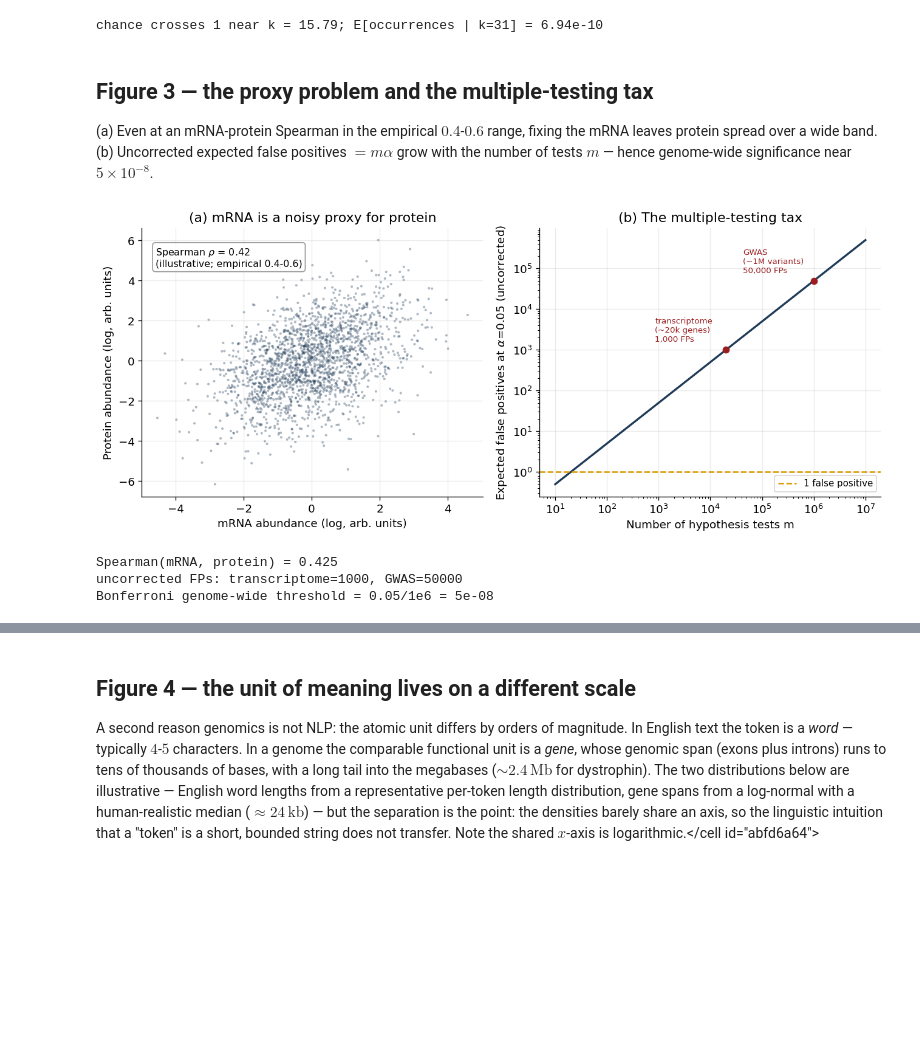
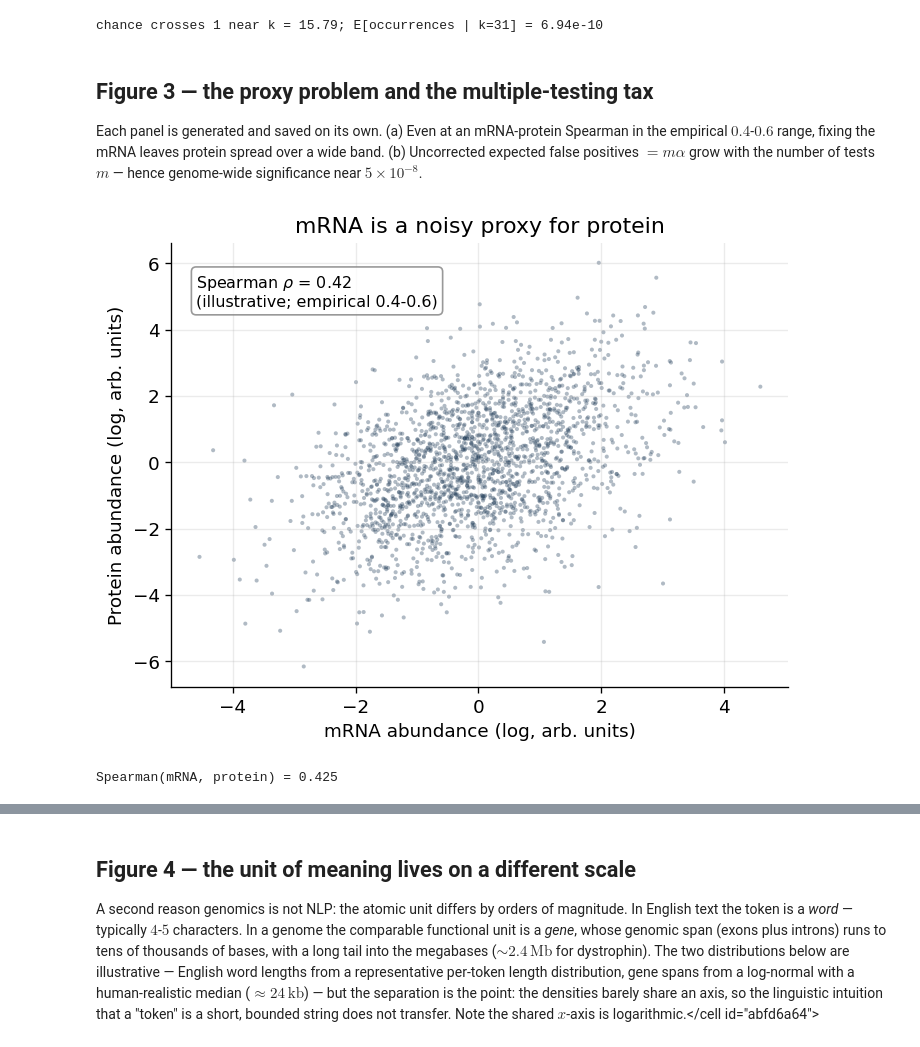
Before and after one commit to josephrich98/joseph_rich_blog, a Jupyter notebook: posts/genomics-vs-nlp/notebook.ipynb, the cells around one changed output, grey strips where cells are left out. Cells and saved outputs as stored; diff of their text form; code cells hidden in the pictures; blank space fills up the shorter version.

```diff
--- a/posts/genomics-vs-nlp/notebook.ipynb
+++ b/posts/genomics-vs-nlp/notebook.ipynb
@@ -96,45 +110,29 @@ chance crosses 1 near k = 15.79; E[occurrences | k=31] = 6.94e-10
 # %% [markdown]
 ## Figure 3 — the proxy problem and the multiple-testing tax
 
-(a) Even at an mRNA-protein Spearman in the empirical $0.4$-$0.6$ range, fixing the
-mRNA leaves protein spread over a wide band. (b) Uncorrected expected false
-positives $= m\alpha$ grow with the number of tests $m$ — hence genome-wide
-significance near $5\times 10^{-8}$.
+Each panel is generated and saved on its own. (a) Even at an mRNA-protein Spearman
+in the empirical $0.4$-$0.6$ range, fixing the mRNA leaves protein spread over a
+wide band. (b) Uncorrected expected false positives $= m\alpha$ grow with the
+number of tests $m$ — hence genome-wide significance near $5\times 10^{-8}$.
 # %%
-fig, axes = plt.subplots(1, 2, figsize=(11, 4.7))
-
+# Figure 3a — mRNA is a noisy proxy for protein
 rng = np.random.default_rng(7)
 n = 2000
 z = rng.standard_normal(n)
 log_mrna = z + 0.9 * rng.standard_normal(n)
 log_prot = z + 1.4 * rng.standard_normal(n)
 rho, _ = spearmanr(log_mrna, log_prot)
-axes[0].scatter(log_mrna, log_prot, s=6, color=NAVY, alpha=0.35, edgecolors="none")
-axes[0].set_xlabel("mRNA abundance (log, arb. units)")
-axes[0].set_ylabel("Protein abundance (log, arb. units)")
-axes[0].set_title("(a) mRNA is a noisy proxy for protein")
-axes[0].text(0.04, 0.93, f"Spearman $\\rho$ = {rho:.2f}\n(illustrative; empirical 0.4-0.6)",
-             transform=axes[0].transAxes, va="top", fontsize=9.5,
-             bbox=dict(boxstyle="round", fc="white", ec="grey", alpha=0.8))
 
-m = np.logspace(1, 7, 300); alpha = 0.05
-axes[1].plot(m, m * alpha, color=NAVY, lw=2)
-axes[1].axhline(1.0, color=AMBER, ls="--", lw=1.5, label="1 false positive")
-axes[1].set_xscale("log"); axes[1].set_yscale("log")
-axes[1].set_xlabel("Number of hypothesis tests m")
-axes[1].set_ylabel(r"Expected false positives at $\alpha$=0.05 (uncorrected)")
-axes[1].set_title("(b) The multiple-testing tax")
-for mv, name in [(2e4, "transcriptome\n(~20k genes)"), (1e6, "GWAS\n(~1M variants)")]:
-    axes[1].plot([mv], [mv * alpha], "o", color=CRIMSON)
-    axes[1].annotate(f"{name}\n{mv*alpha:,.0f} FPs", (mv, mv * alpha),
-                     textcoords="offset points", xytext=(-70, 8), fontsize=8, color=CRIMSON)
-axes[1].legend(fontsize=9, loc="lower right")
-fig.tight_layout(); fig.savefig(os.path.join(FIG, "proxy_and_testing.png")); plt.show()
+fig, ax = plt.subplots(figsize=(6.0, 4.7))
+ax.scatter(log_mrna, log_prot, s=6, color=NAVY, alpha=0.35, edgecolors="none")
+ax.set_xlabel("mRNA abundance (log, arb. units)")
+ax.set_ylabel("Protein abundance (log, arb. units)")
+ax.set_title("mRNA is a noisy proxy for protein")
+ax.text(0.04, 0.93, f"Spearman $\\rho$ = {rho:.2f}\n(illustrative; empirical 0.4-0.6)",
+        transform=ax.transAxes, va="top", fontsize=9.5,
+        bbox=dict(boxstyle="round", fc="white", ec="grey", alpha=0.8))
+fig.tight_layout(); fig.savefig(os.path.join(FIG, "proxy_scatter.png")); plt.show()
 print(f"Spearman(mRNA, protein) = {rho:.3f}")
-print(f"uncorrected FPs: transcriptome={2e4*0.05:.0f}, GWAS={1e6*0.05:.0f}")
-print(f"Bonferroni genome-wide threshold = 0.05/1e6 = {0.05/1e6:.0e}")
 # %% [output]
-[figure, old version]
+[figure, new version]
 Spearman(mRNA, protein) = 0.425
-uncorrected FPs: transcriptome=1000, GWAS=50000
-Bonferroni genome-wide threshold = 0.05/1e6 = 5e-08
```
Also changed, not shown: parts of 6 cells of this notebook, 4 other files.
